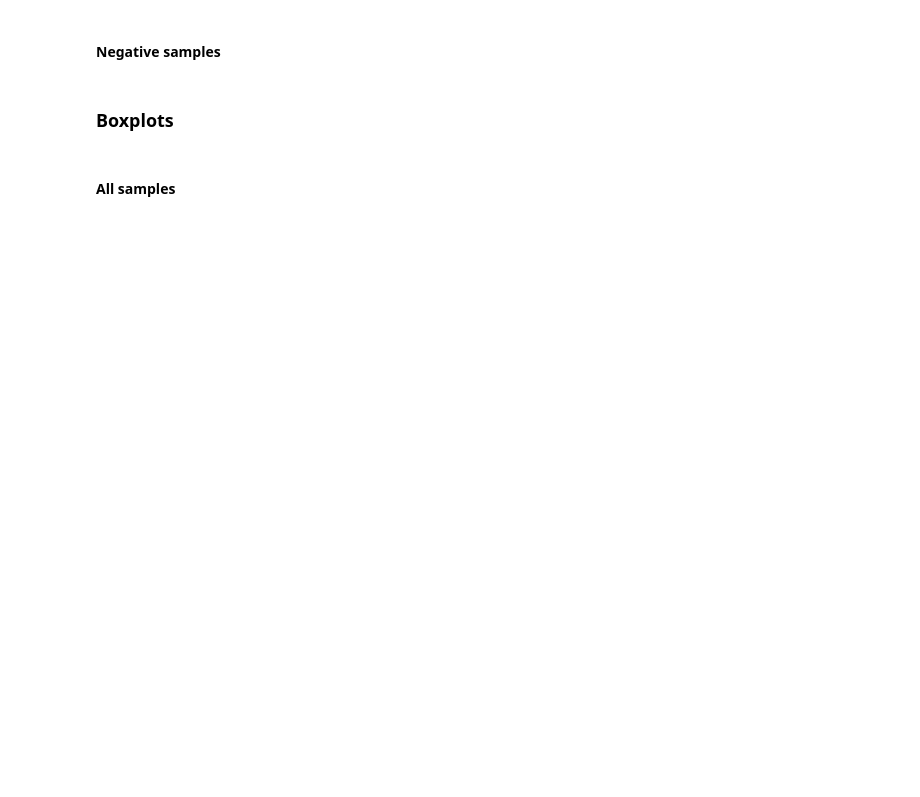
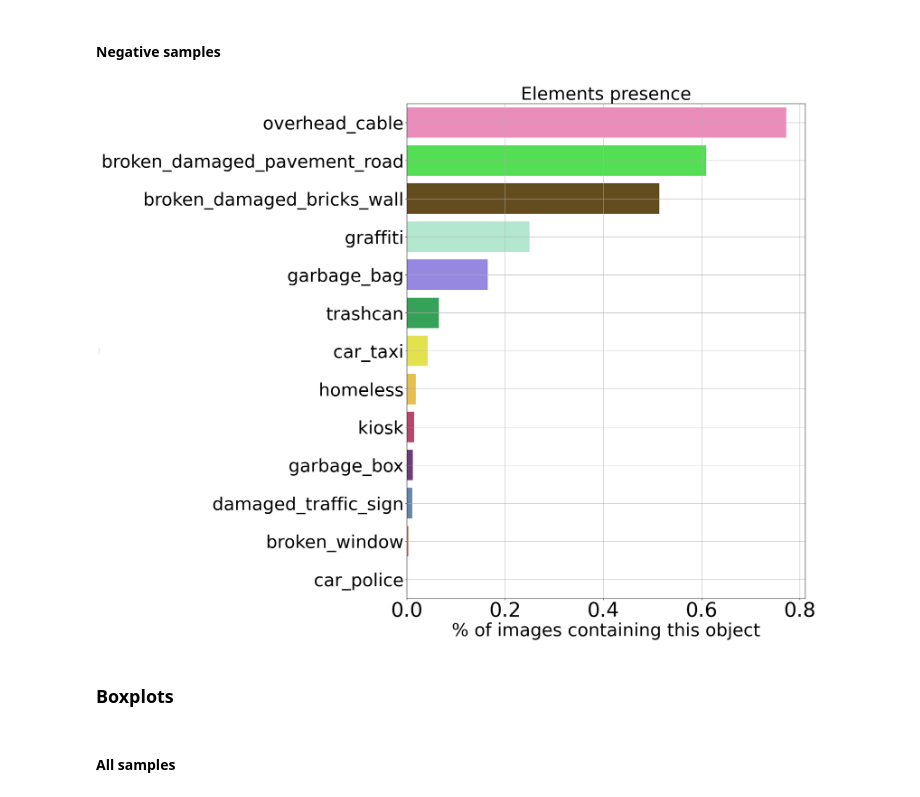
Before and after one commit to Famveer/UrbanPD4k, a Jupyter notebook: notebooks/Data/UPD4k/Create_UPD4k.ipynb, the cells around one changed output. Saved outputs shown, nothing was run; the diff lists cells and outputs as text; code cells hidden in the pictures; blank space fills up the shorter version.

```diff
--- a/notebooks/Data/UPD4k/Create_UPD4k.ipynb
+++ b/notebooks/Data/UPD4k/Create_UPD4k.ipynb
@@ -210,8 +327,10 @@ uss.print_object_present(feature_presence, fig_size=(16,20))
 # %% [markdown]
 #### Negative samples
 # %%
-feature_presence = uss.features_presence(manual_segmentation_df[manual_segmentation_df[metric]<4].iloc[:, 17:])
-uss.print_object_present(feature_presence, fig_size=(16,20))
+feature_presence = feature_processor.calculate_features_presence(manual_segmentation_df[manual_segmentation_df[metric]<4].iloc[:, 17:])
+feature_processor.plot_presences(feature_presence, palette=uss.get_color_dict(by_name=True), fig_size=(16,20))
+# %% [output]
+[figure, added]
 # %% [markdown]
 ### Boxplots
 # %% [markdown]
```
Also changed, not shown: parts of 21 cells of this notebook, 17 other files.
